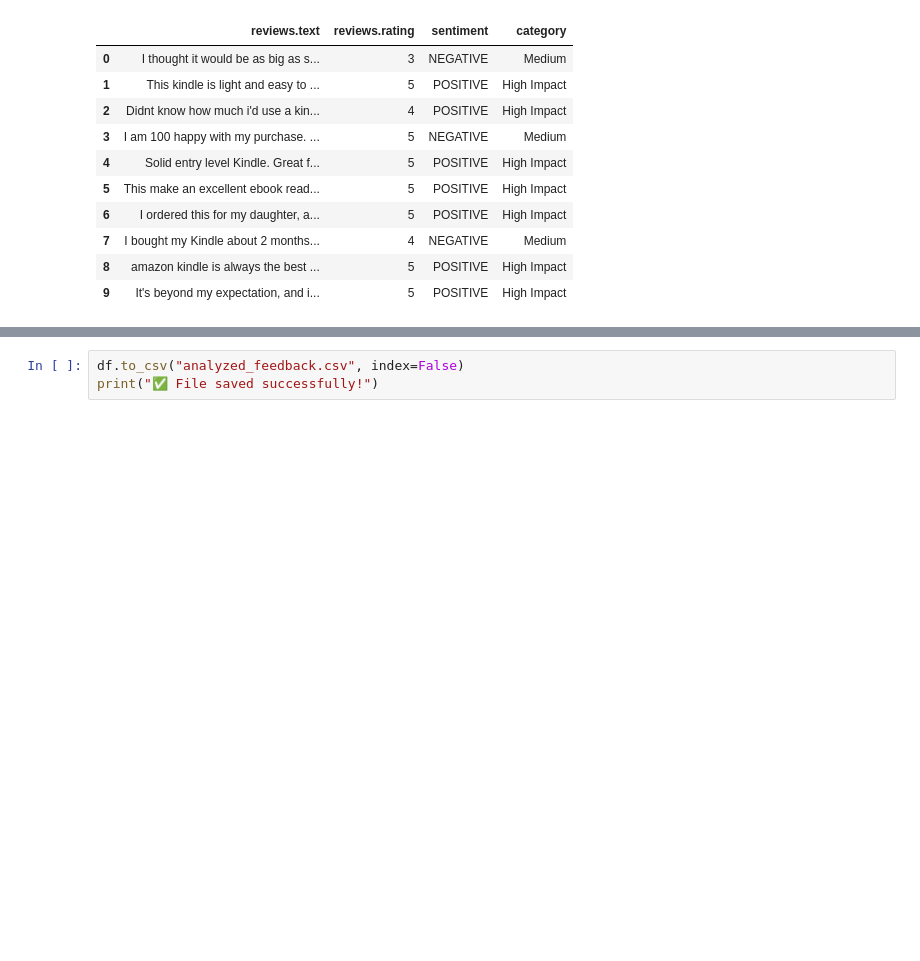
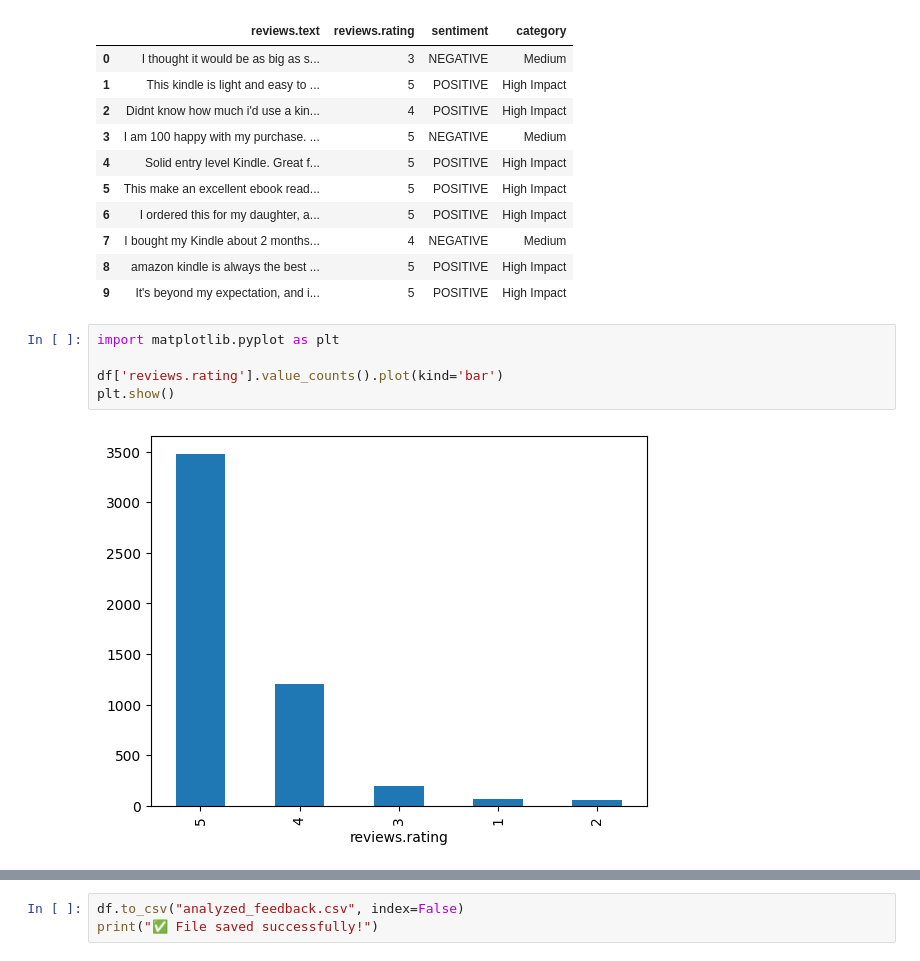
Before and after one commit to raeen-fatima/AI-model-for-costomer-feedback, a Jupyter notebook: Customer_Feedback_Prioritizer_(AI_+_Backend_+_Frontend).ipynb, the cells around one changed output, grey strips where cells are left out. Cells and saved outputs as stored; diff of their text form; blank space fills up the shorter version.

```diff
--- a/Customer_Feedback_Prioritizer_(AI_+_Backend_+_Frontend).ipynb
+++ b/Customer_Feedback_Prioritizer_(AI_+_Backend_+_Frontend).ipynb
@@ -134,3 +114,10 @@ df.head(10)
 | 7 | I bought my Kindle about 2 months... | 4 | NEGATIVE | Medium |
 | 8 | amazon kindle is always the best ... | 5 | POSITIVE | High Impact |
 | 9 | It's beyond my expectation, and i... | 5 | POSITIVE | High Impact |
+# %%
+import matplotlib.pyplot as plt
+
+df['reviews.rating'].value_counts().plot(kind='bar')
+plt.show()
+# %% [output]
+[figure, added]
```
Also changed, not shown: parts of 9 cells of this notebook, 1 other file.
